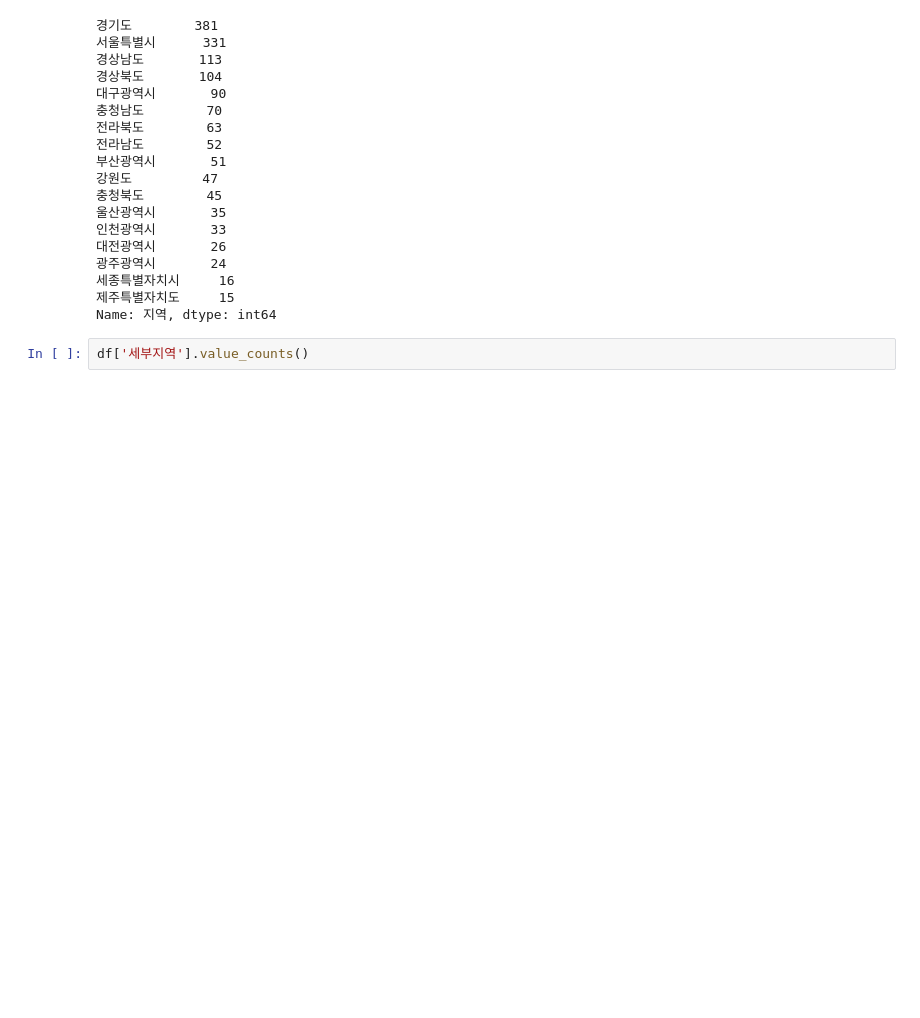
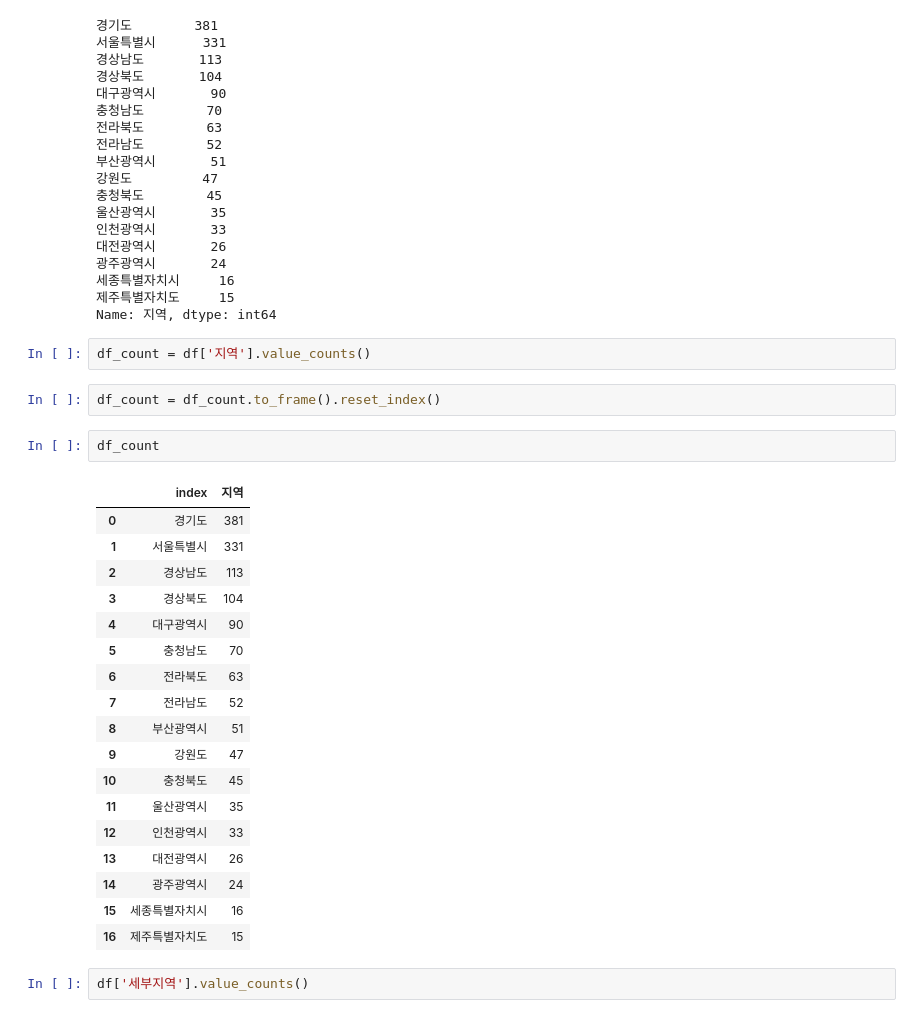
Before and after one commit to Yunwltn/Book-webdashboard, a Jupyter notebook: 도서관 정보.ipynb, the cells around one changed output. Drawn from its saved outputs; the diff is of its cells as text; blank space fills up the shorter version.

```diff
--- a/도서관 정보.ipynb
+++ b/도서관 정보.ipynb
@@ -91,6 +91,31 @@ df['지역'].value_counts()
 세종특별자치시     16
 제주특별자치도     15
 Name: 지역, dtype: int64
+# %%
+df_count = df['지역'].value_counts()
+# %%
+df_count = df_count.to_frame().reset_index()
+# %%
+df_count
+# %% [output]
+|  | index | 지역 |
+| 0 | 경기도 | 381 |
+| 1 | 서울특별시 | 331 |
+| 2 | 경상남도 | 113 |
+| 3 | 경상북도 | 104 |
+| 4 | 대구광역시 | 90 |
+| 5 | 충청남도 | 70 |
+| 6 | 전라북도 | 63 |
+| 7 | 전라남도 | 52 |
+| 8 | 부산광역시 | 51 |
+| 9 | 강원도 | 47 |
+| 10 | 충청북도 | 45 |
+| 11 | 울산광역시 | 35 |
+| 12 | 인천광역시 | 33 |
+| 13 | 대전광역시 | 26 |
+| 14 | 광주광역시 | 24 |
+| 15 | 세종특별자치시 | 16 |
+| 16 | 제주특별자치도 | 15 |
 # %%
 df['세부지역'].value_counts()
 # %% [output]
```
Also changed, not shown: parts of 8 cells of this notebook, 1 other file.
